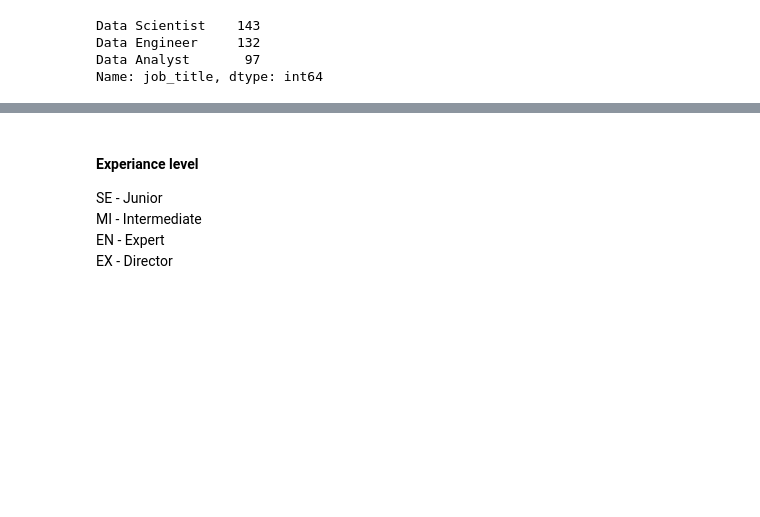
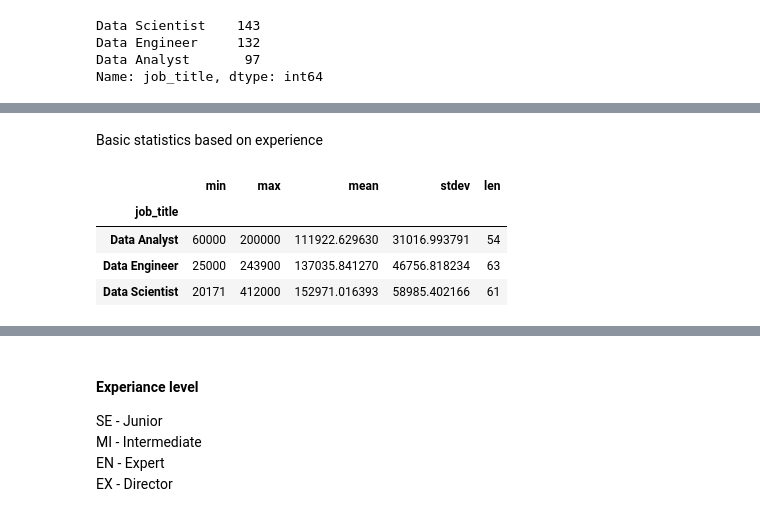
Before and after one commit to mateuszreliga/DS_Job_Salaries, a Jupyter notebook: ds_salaries.ipynb, the cells around one changed output, grey strips where cells are left out. Saved outputs shown, nothing was run; the diff lists cells and outputs as text; code cells hidden in the pictures; blank space fills up the shorter version.

```diff
--- a/ds_salaries.ipynb
+++ b/ds_salaries.ipynb
@@ -195,0 +188,10 @@ df_selected_jobs.groupby("job_title")["salary_in_usd"].agg([min, max, mean])
+# %% [markdown]
+Basic statistics based on experience
+# %%
+df_selected_jobs[(df_selected_jobs["experience_level"] == "SE")].groupby("job_title")["salary_in_usd"].agg([min, max, mean, stdev, len])
+# %% [output]
+|  | min | max | mean | stdev | len |
+| job_title |  |  |  |  |  |
+| Data Analyst | 60000 | 200000 | 111922.629630 | 31016.993791 | 54 |
+| Data Engineer | 25000 | 243900 | 137035.841270 | 46756.818234 | 63 |
+| Data Scientist | 20171 | 412000 | 152971.016393 | 58985.402166 | 61 |
```
Also changed, not shown: parts of 13 cells of this notebook.
